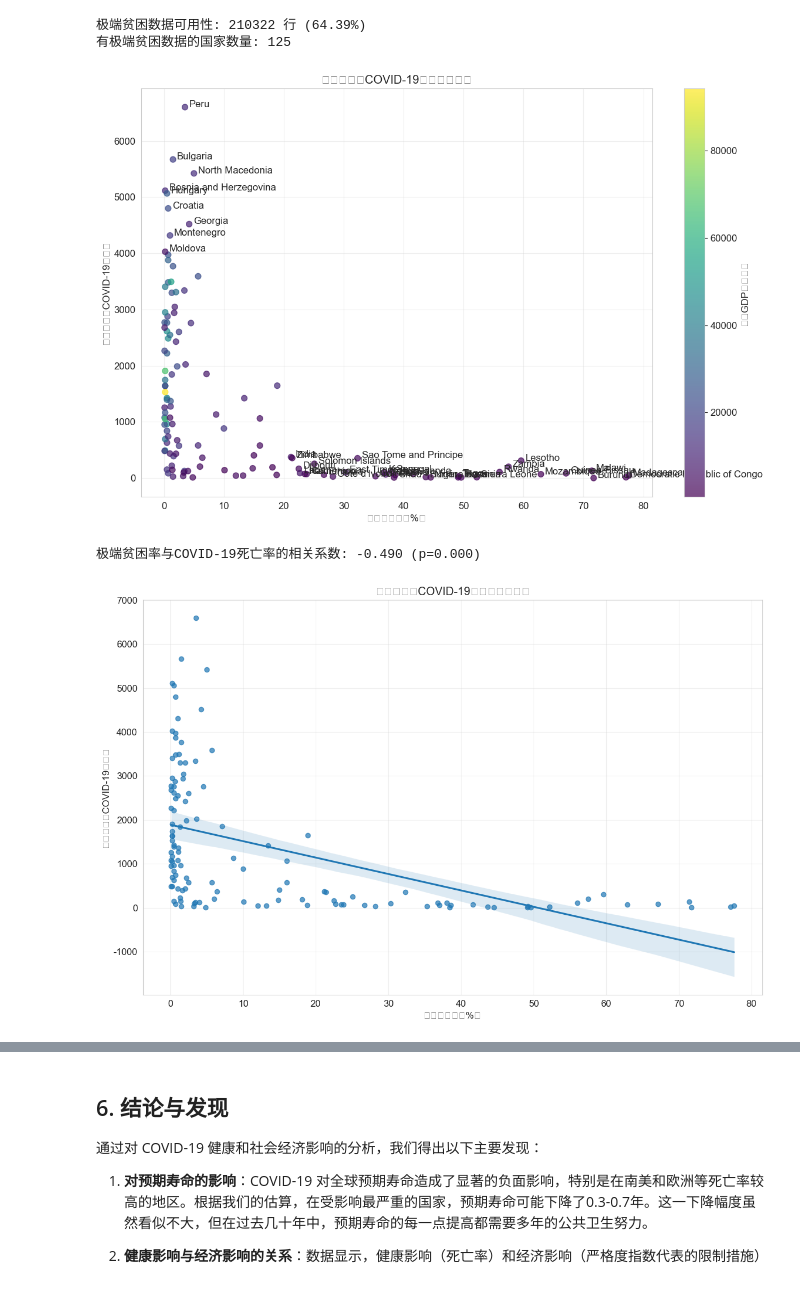
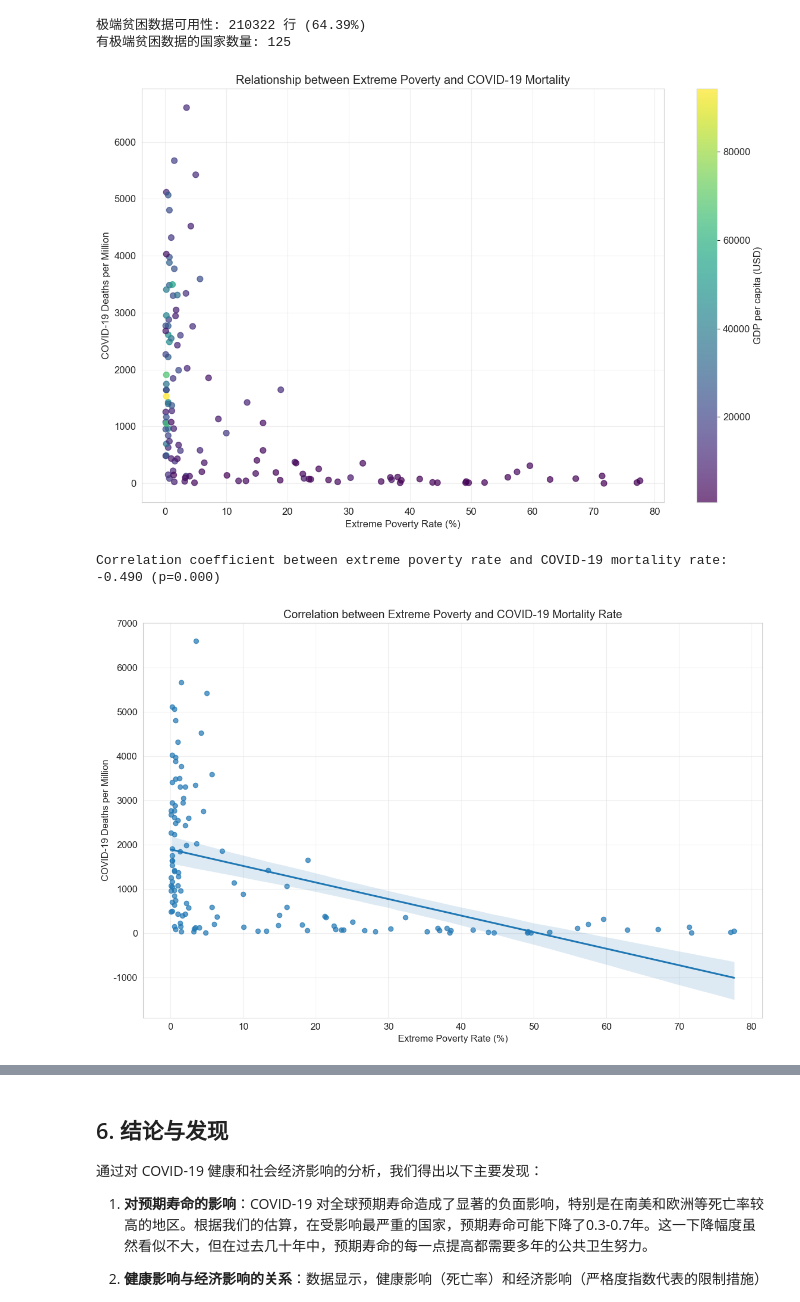
Before and after one commit to bkmashiro/DSP-report, a Jupyter notebook: covid_analysis_4_socioeconomic.ipynb, the cells around one changed output, grey strips where cells are left out. Drawn from its saved outputs; the diff is of its cells as text; code cells hidden in the pictures.

```diff
--- a/covid_analysis_4_socioeconomic.ipynb
+++ b/covid_analysis_4_socioeconomic.ipynb
@@ -396,47 +590,49 @@ print(f"有极端贫困数据的国家数量: {len(country_poverty)}")
 极端贫困数据可用性: 210322 行 (64.39%)
 有极端贫困数据的国家数量: 125
 # %%
-# 绘制散点图：极端贫困率 vs COVID-19死亡率
+# Create scatter plot: Extreme poverty rate vs COVID-19 deaths
 plt.figure(figsize=(12, 8))
 
-# 绘制散点图
+# Create scatter plot
 plt.scatter(country_poverty['extreme_poverty'],
             country_poverty['total_deaths_per_million'],
             alpha=0.7, s=50, c=country_poverty['gdp_per_capita'], cmap='viridis')
 
-# 添加颜色条
-plt.colorbar(label='人均GDP（美元）')
+# Add colorbar
+plt.colorbar(label='GDP per capita (USD)')
 
-# 标注部分国家
-for i, row in country_poverty.iterrows():
-    if row['extreme_poverty'] > 20 or row['total_deaths_per_million'] > 4000:
-        plt.annotate(row['location'],
-                     xy=(row['extreme_poverty'], row['total_deaths_per_million']),
-                     xytext=(5, 0), textcoords='offset points')
+# Label selected countries
+# for i, row in country_poverty.iterrows():
+#     if row['extreme_poverty'] > 40 or row['total_deaths_per_million'] > 5000:
+#         plt.annotate(row['location'],
+#                      xy=(row['extreme_poverty'], row['total_deaths_per_million']),
+#                      xytext=(5, 0), textcoords='offset points')
 
-plt.xlabel('极端贫困率（%）')
-plt.ylabel('每百万人口COVID-19死亡数')
-plt.title('极端贫困与COVID-19死亡率的关系')
+plt.xlabel('Extreme Poverty Rate (%)')
+plt.ylabel('COVID-19 Deaths per Million')
+plt.title('Relationship between Extreme Poverty and COVID-19 Mortality')
 plt.grid(True, alpha=0.3)
 plt.tight_layout()
+plt.savefig('ca/images/proverty-death.png')
 # %% [output]
-[figure, old version]
+[figure, new version]
 # %%
-# 计算极端贫困率与死亡率的相关性
+# Calculate correlation between extreme poverty rate and mortality rate
 corr, p_value = stats.pearsonr(country_poverty['extreme_poverty'], country_poverty['total_deaths_per_million'])
-print(f"极端贫困率与COVID-19死亡率的相关系数: {corr:.3f} (p={p_value:.3f})")
+print(f"Correlation coefficient between extreme poverty rate and COVID-19 mortality rate: {corr:.3f} (p={p_value:.3f})")
 
-# 绘制回归直线
+# Plot regression line
 plt.figure(figsize=(12, 8))
 sns.regplot(x='extreme_poverty', y='total_deaths_per_million', data=country_poverty, scatter_kws={'alpha':0.7})
-plt.xlabel('极端贫困率（%）')
-plt.ylabel('每百万人口COVID-19死亡数')
-plt.title('极端贫困与COVID-19死亡率的相关性')
+plt.xlabel('Extreme Poverty Rate (%)')
+plt.ylabel('COVID-19 Deaths per Million')
+plt.title('Correlation between Extreme Poverty and COVID-19 Mortality Rate')
 plt.grid(True, alpha=0.3)
 plt.tight_layout()
+plt.savefig('ca/images/poverty_mortality_correlation.png')
 # %% [output]
-极端贫困率与COVID-19死亡率的相关系数: -0.490 (p=0.000)
+Correlation coefficient between extreme poverty rate and COVID-19 mortality rate: -0.490 (p=0.000)
-[figure, old version]
+[figure, new version]
 # %%
 # 多元回归分析：考虑GDP、极端贫困和严格度对死亡率的影响
 # 首先删除包含缺失值的行
```
Also changed, not shown: parts of 26 cells of this notebook, 38 other files.
